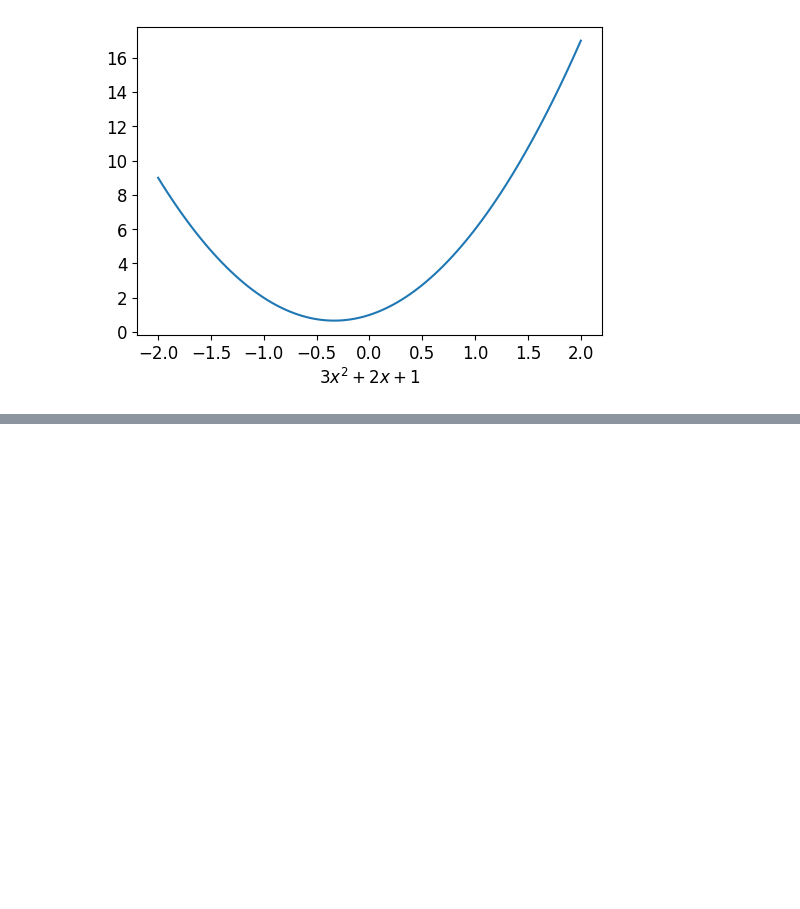
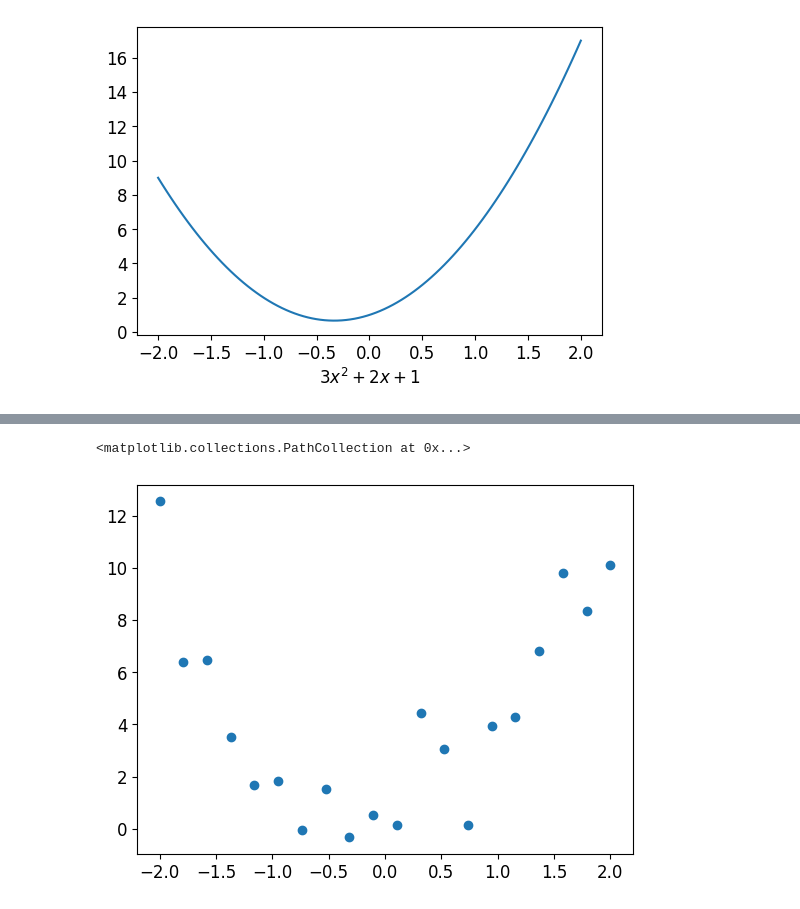
Before and after one commit to JeremyLoh/ml, a Jupyter notebook: fastai/youtube-lessons/lesson3.ipynb, the cells around one changed output, grey strips where cells are left out. Drawn from its saved outputs; the diff is of its cells as text; code cells hidden in the pictures; blank space fills up the shorter version.

```diff
--- a/fastai/youtube-lessons/lesson3.ipynb
+++ b/fastai/youtube-lessons/lesson3.ipynb
@@ -224,0 +243,23 @@ plot_function(f, "$3x^2 + 2x + 1$")
+# %%
+# 27:25 data is never exactly matching a shape of function, has some noise
+# functions to add some noise
+from numpy.random import normal, seed, uniform
+np.random.seed(42)
+
+def noise(x, scale):
+    # create normally distributd random numbers
+    return normal(scale=scale, size=x.shape)
+
+def add_noise(x, mult, add):
+    return x * (1+noise(x, mult)) + noise(x, add)
+# %%
+import torch
+
+# create a tensor (vector that goes from -2 to 2, in equal steps)
+x = torch.linspace(-2, 2, steps=20)[:, None]
+# y value is applying x to the function "f"
+y = add_noise(f(x), 0.3, 1.5)
+plt.scatter(x,y) #matplotlib.pyplot
+# %% [output]
+<matplotlib.collections.PathCollection at 0x...>
+[figure, added]
```
Also changed, not shown: parts of 19 cells of this notebook, 1 other file.
